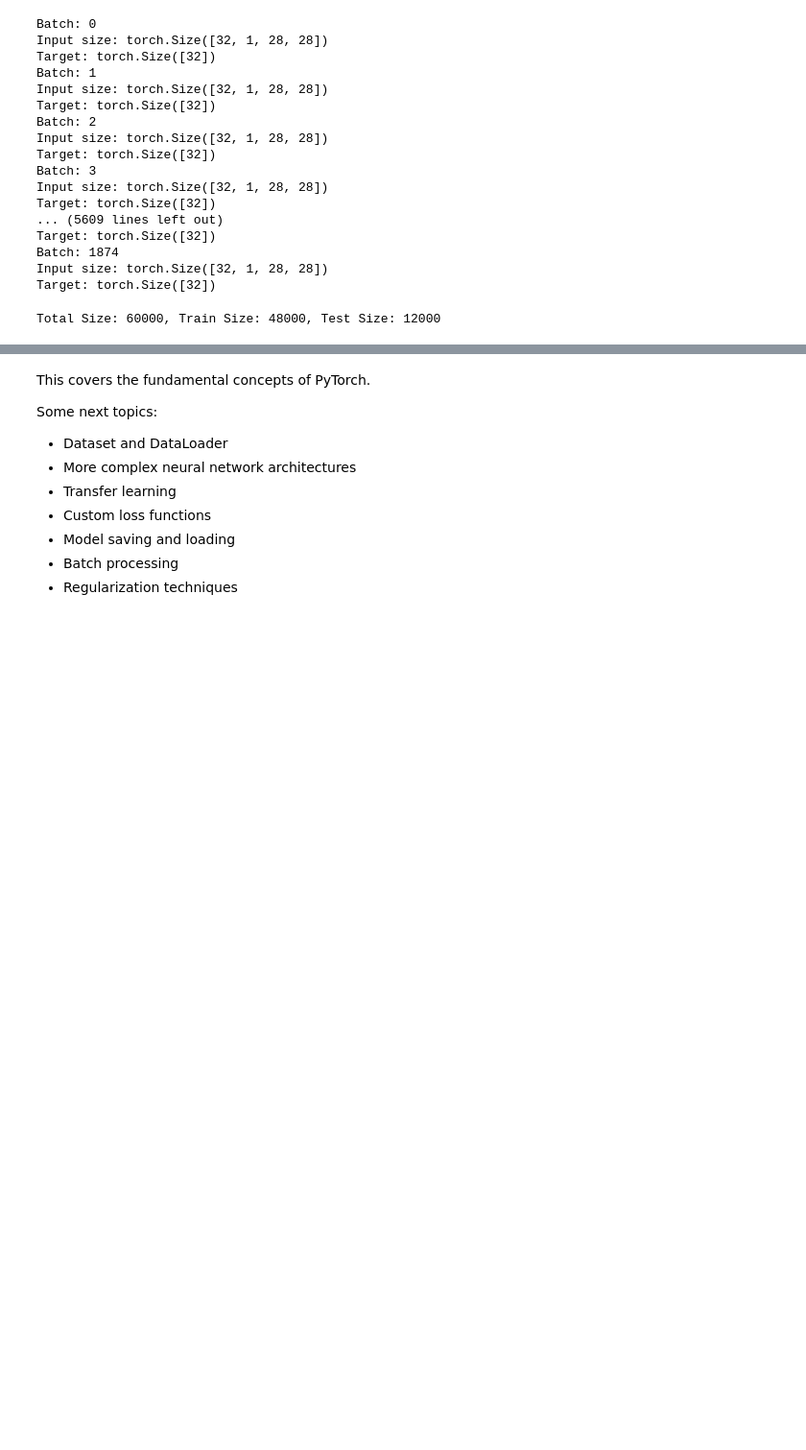
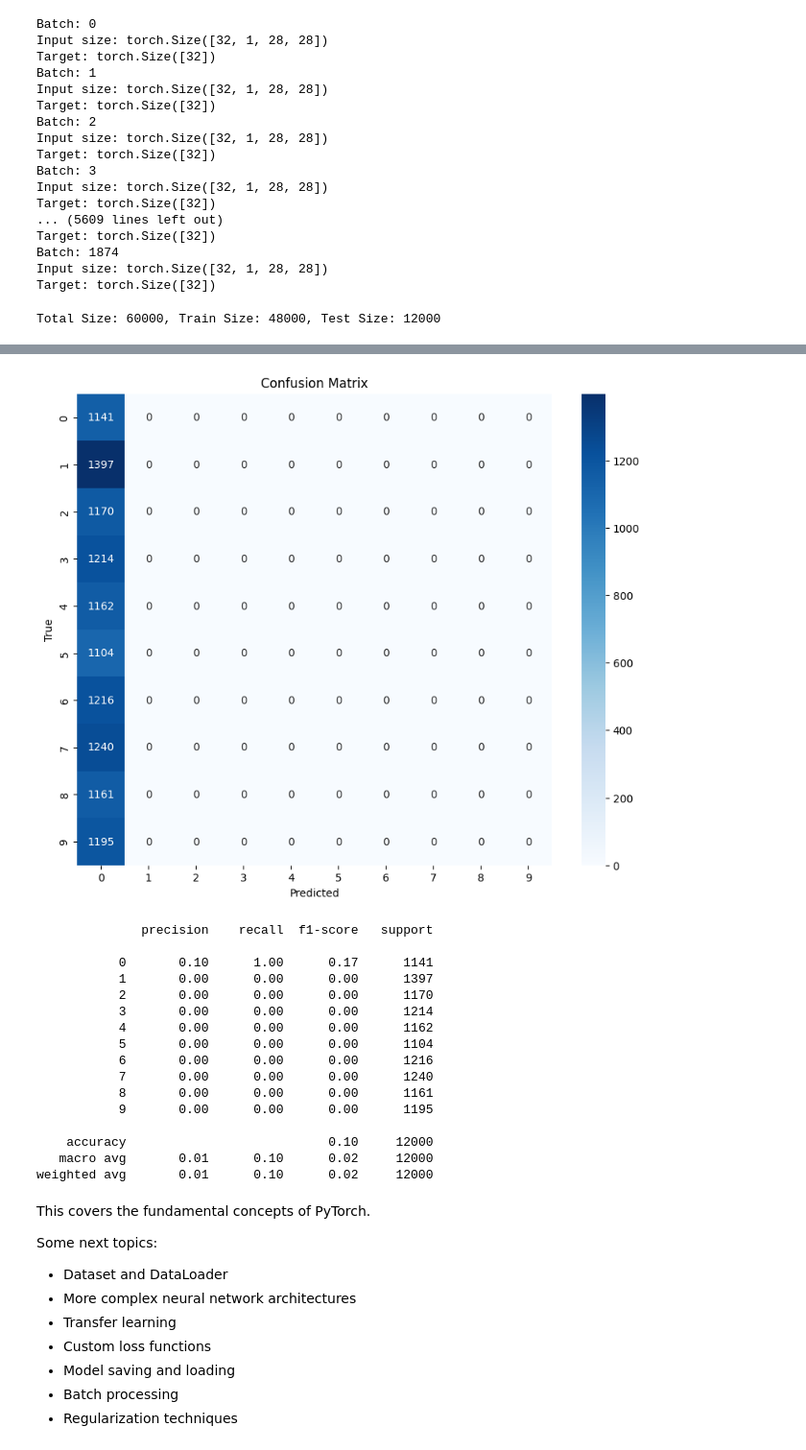
Before and after one commit to pranav-vish/PyTorch-Refresher, a Jupyter notebook: learn.ipynb, the cells around one changed output, grey strips where cells are left out. Shown: that part at 96% size. Drawn from its saved outputs; the diff is of its cells as text; code cells hidden in the pictures; blank space fills up the shorter version.

Commit message:
Modularized Train and Eval

```diff
--- a/learn.ipynb
+++ b/learn.ipynb
@@ -357,5 +459,3 @@ class NN_Custom(nn.Module):
         x = self.flatten(x)
         x = self.layer2(x)
         return x
-# %%
-model = NN_Custom()
@@ -372,31 +461,0 @@ criterion = nn.CrossEntropyLoss()
-# %%
-NUM_EPOCHS = 30
-
-for epoch in range(NUM_EPOCHS):
-    model.train()
-    print(f"Epoch {epoch} in progress...")
-    train_loss = 0
-    for batch_id, (X, y) in enumerate(train_loader):
-        # print(X.shape, y.shape)
-        y_pred = model.forward(X)
-        loss = criterion(y_pred, y)
-
-        optimizer.zero_grad()
-        loss.backward()
-        optimizer.step()
-
-        train_loss += loss.item()
-    print(f"Train Loss is {train_loss/len(train_loader)}")
-
-    model.eval()
-
-    test_loss = 0
-    predictions = []
-    for (X,y) in test_loader:
-        y_t = model.forward(X)
-        predictions.append(y_t)
-        loss = criterion(y_t, y)
-
-        test_loss += loss.item()
-
-    print(f"Test Loss is {test_loss/len(test_loader)}\n")
@@ -420,0 +462,9 @@ Test Loss is 1.3132201118469238
+# %%
+
+model_2 = NN_Custom()
+model_2.forward(torch.randn(1, 1, 28, 28))
+
+optimizer_2 = optim.SGD(model.parameters(), lr=0.001)
+criterion_2 = nn.CrossEntropyLoss()
+
+train_model(model_2, optimizer_2, criterion_2, train_loader, test_loader, num_epochs=NUM_EPOCHS, device='cuda' )
@@ -421,3 +506,24 @@ Test Loss is 1.3132201118469238
+# %%
+pred, target = evaluate_model(model, test_loader, device)
+plot_eval_res(pred, target)
+# %% [output]
+[figure, added]
+              precision    recall  f1-score   support
+
+           0       0.10      1.00      0.17      1141
+           1       0.00      0.00      0.00      1397
+           2       0.00      0.00      0.00      1170
+           3       0.00      0.00      0.00      1214
+           4       0.00      0.00      0.00      1162
+           5       0.00      0.00      0.00      1104
+           6       0.00      0.00      0.00      1216
+           7       0.00      0.00      0.00      1240
+           8       0.00      0.00      0.00      1161
+           9       0.00      0.00      0.00      1195
+
+    accuracy                           0.10     12000
+   macro avg       0.01      0.10      0.02     12000
+weighted avg       0.01      0.10      0.02     12000
 # %% [markdown]
 This covers the fundamental concepts of PyTorch.
 
```
Also changed, not shown: parts of 23 cells of this notebook, 1 other file.
